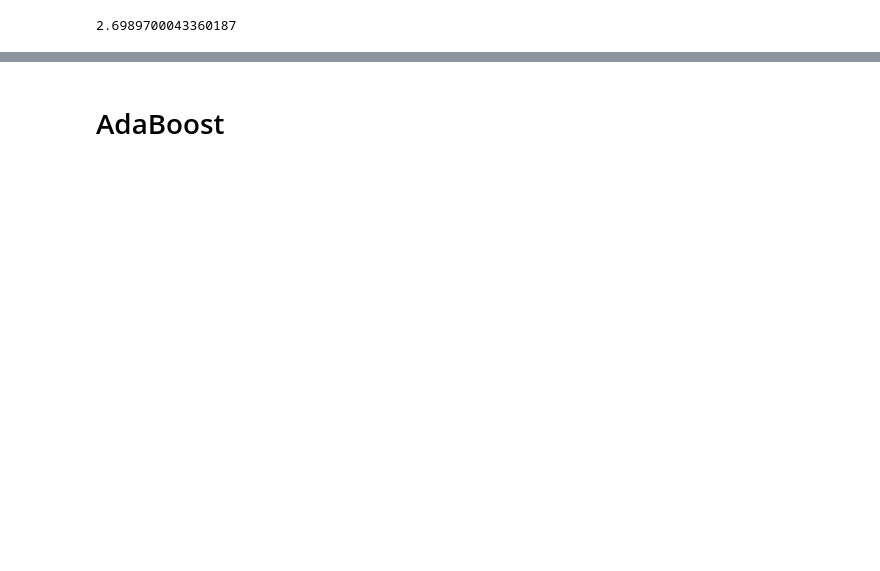
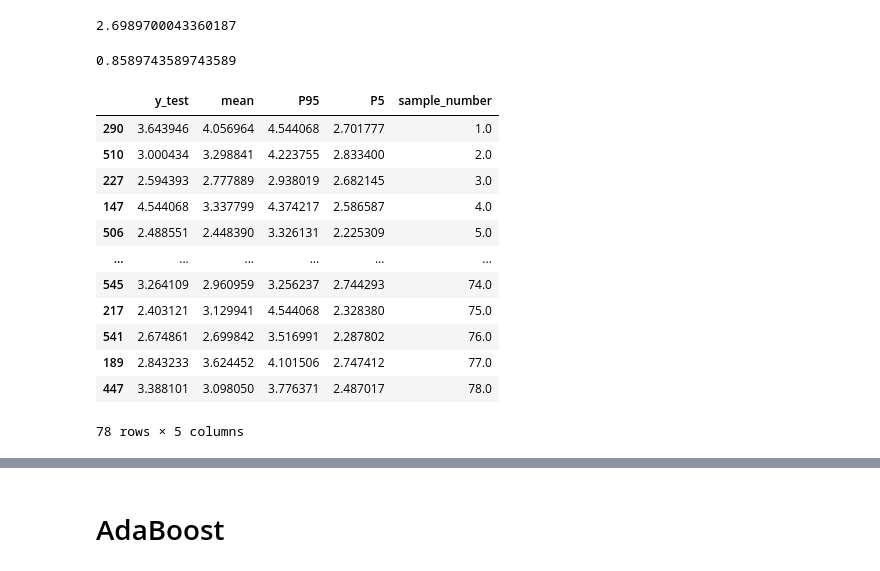
Before and after one commit to mrustl/plattform, a Jupyter notebook: test_area_select.ipynb, the cells around one changed output, grey strips where cells are left out. Drawn from its saved outputs; the diff is of its cells as text; code cells hidden in the pictures; blank space fills up the shorter version.

```diff
--- a/test_area_select.ipynb
+++ b/test_area_select.ipynb
@@ -90,5 +189,5 @@ ValueError: With n_samples=0, test_size=0.2 and train_size=None, the resulting t
 # %%
-grid = {'n_estimators':[1000], 'max_depth': np.linspace(1, 6, 6), 'max_features': [2, 4, 6],  'min_samples_leaf':[1]}
+grid = {'n_estimators':[100], 'max_depth': np.linspace(1, 15, 6), 'max_features': [2, 4, 6],  'min_samples_leaf':[1]}
 # %%
 import numpy as np
 from sklearn.metrics import make_scorer
@@ -192,5 +291,25 @@ comparison_column = np.where(df["y_test"] < df["P5"], True, False)
+# %%
+np.mean(comparison_column)
+# %% [output]
+0.8589743589743589
 # %%
 df["sample_number"] = np.linspace(1, len(y_test), len(y_test))
 # %%
-df = df.melt(id_vars=['sample_number'], value_vars=['y_test', 'P5', 'mean', 'P95'])
+predictions = df.melt(id_vars=['sample_number'], value_vars=['y_test', 'P5', 'mean', 'P95'])
+# %%
+df
+# %% [output]
+|  | y_test | mean | P95 | P5 | sample_number |
+| 290 | 3.643946 | 4.056964 | 4.544068 | 2.701777 | 1.0 |
+| 510 | 3.000434 | 3.298841 | 4.223755 | 2.833400 | 2.0 |
+| 227 | 2.594393 | 2.777889 | 2.938019 | 2.682145 | 3.0 |
+| 147 | 4.544068 | 3.337799 | 4.374217 | 2.586587 | 4.0 |
+| 506 | 2.488551 | 2.448390 | 3.326131 | 2.225309 | 5.0 |
+| ... | ... | ... | ... | ... | ... |
+| 545 | 3.264109 | 2.960959 | 3.256237 | 2.744293 | 74.0 |
+| 217 | 2.403121 | 3.129941 | 4.544068 | 2.328380 | 75.0 |
+| 541 | 2.674861 | 2.699842 | 3.516991 | 2.287802 | 76.0 |
+| 189 | 2.843233 | 3.624452 | 4.101506 | 2.747412 | 77.0 |
+| 447 | 3.388101 | 3.098050 | 3.776371 | 2.487017 | 78.0 |
+78 rows × 5 columns
 # %%
```
Also changed, not shown: parts of 28 cells of this notebook, 4 other files.
